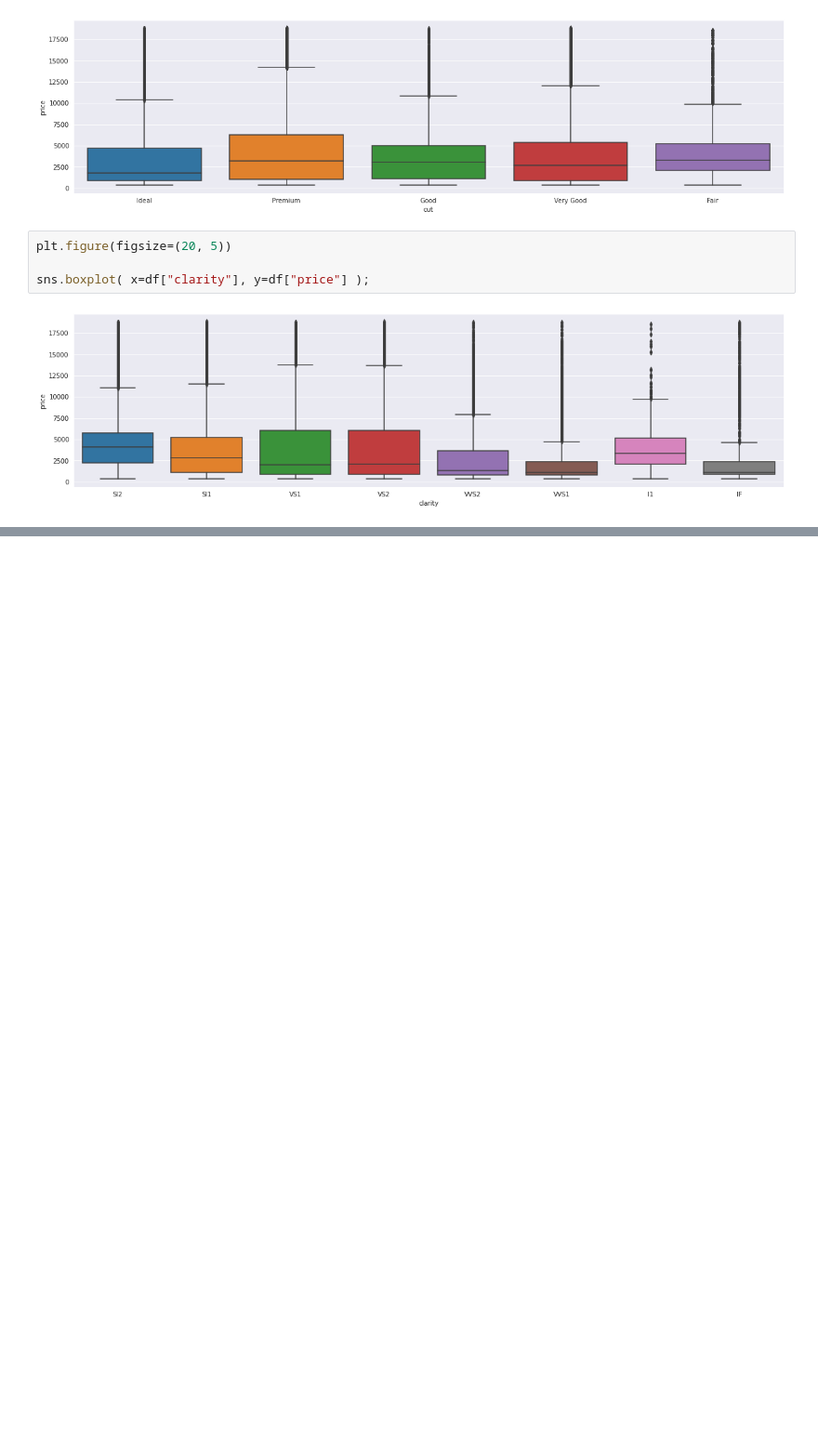
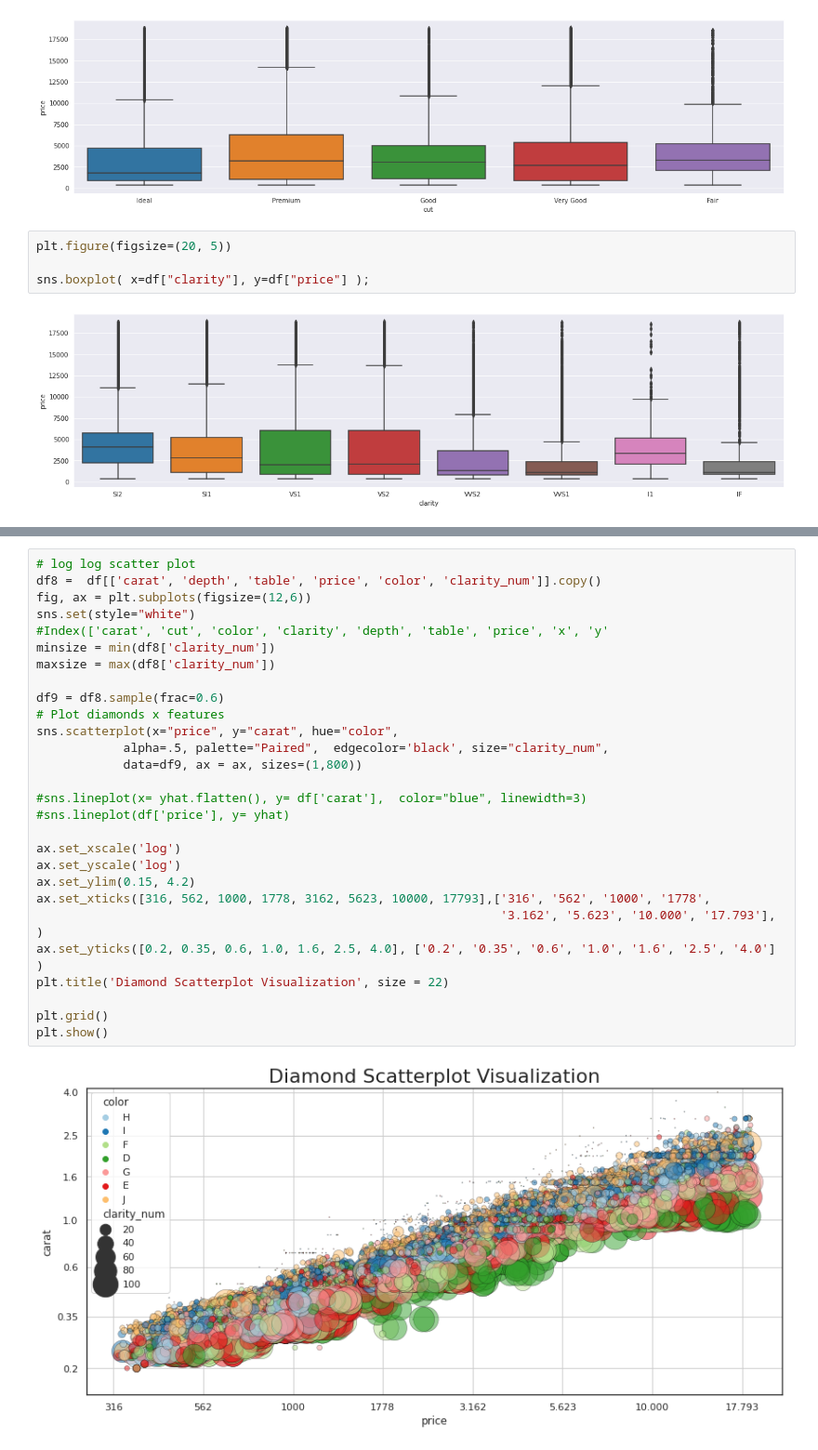
Before and after one commit to castorgit/Analytics_for_Retail, a Jupyter notebook: 09_Sensitivity_Analysis/01_Diamonds_sensitivity_analysis.ipynb, the cells around one changed output, grey strips where cells are left out. Shown at 93% size. Cells and saved outputs as stored; diff of their text form; blank space fills up the shorter version.

```diff
--- a/09_Sensitivity_Analysis/01_Diamonds_sensitivity_analysis.ipynb
+++ b/09_Sensitivity_Analysis/01_Diamonds_sensitivity_analysis.ipynb
@@ -112,0 +170,30 @@ Name: z, Length: 53940, dtype: float64
+# %%
+# log log scatter plot
+df8 =  df[['carat', 'depth', 'table', 'price', 'color', 'clarity_num']].copy()
+fig, ax = plt.subplots(figsize=(12,6))
+sns.set(style="white")
+#Index(['carat', 'cut', 'color', 'clarity', 'depth', 'table', 'price', 'x', 'y'
+minsize = min(df8['clarity_num'])
+maxsize = max(df8['clarity_num'])
+
+df9 = df8.sample(frac=0.6)
+# Plot diamonds x features
+sns.scatterplot(x="price", y="carat", hue="color",
+            alpha=.5, palette="Paired",  edgecolor='black', size="clarity_num",
+            data=df9, ax = ax, sizes=(1,800))
+
+#sns.lineplot(x= yhat.flatten(), y= df['carat'],  color="blue", linewidth=3)
+#sns.lineplot(df['price'], y= yhat)
+
+ax.set_xscale('log')
+ax.set_yscale('log')
+ax.set_ylim(0.15, 4.2)
+ax.set_xticks([316, 562, 1000, 1778, 3162, 5623, 10000, 17793],['316', '562', '1000', '1778',
+                                                                '3.162', '5.623', '10.000', '17.793'], )
+ax.set_yticks([0.2, 0.35, 0.6, 1.0, 1.6, 2.5, 4.0], ['0.2', '0.35', '0.6', '1.0', '1.6', '2.5', '4.0'] )
+plt.title('Diamond Scatterplot Visualization', size = 22)
+
+plt.grid()
+plt.show()
+# %% [output]
+[figure, added]
```
Also changed, not shown: parts of 15 cells of this notebook.
